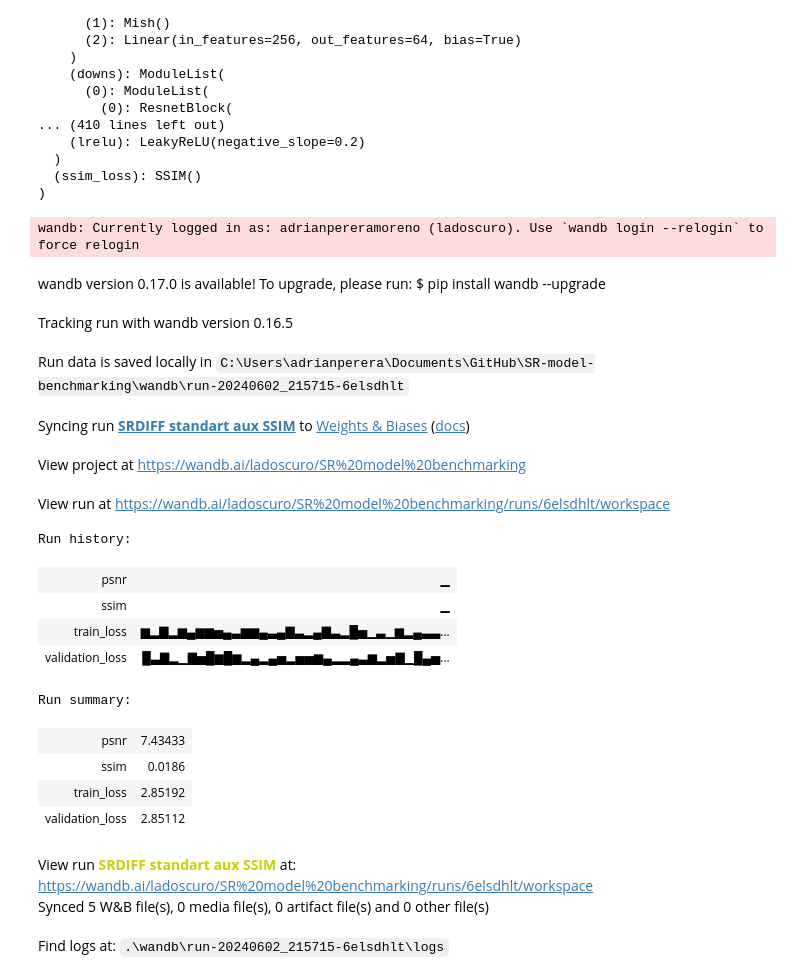
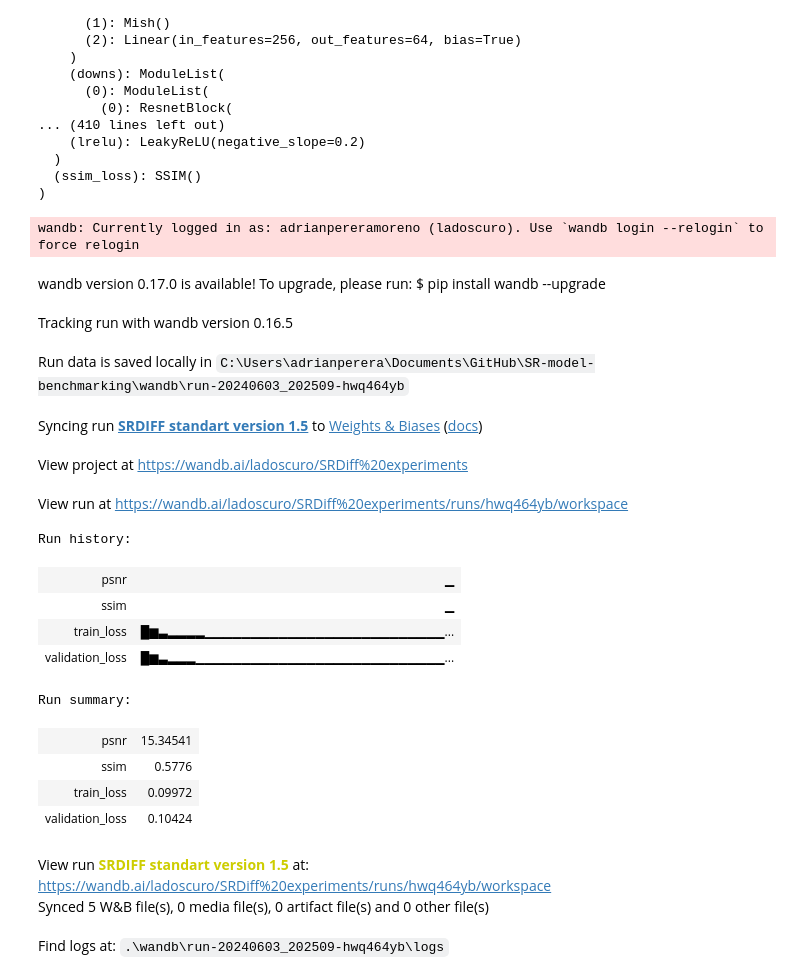
Before and after one commit to Descalabreitor/Satelite-Superresolution-diffusion, a Jupyter notebook: SRDiff experiments.ipynb, the cells around one changed output. Cells and saved outputs as stored; diff of their text form; code cells hidden in the pictures.

```diff
--- a/SRDiff experiments.ipynb
+++ b/SRDiff experiments.ipynb
@@ -55,73 +55,78 @@ GaussianDiffusion(
   (ssim_loss): SSIM()
 )
 # %%
-model_name = "SRDIFF standart aux SSIM"
+model_name = "SRDIFF standart version 1.5"
 hyperparams = {
-    "lr":0.002,
+    "lr":0.00002,
     "epochs":100,
     "eta_min":1e-7,
-    "decay_steps": 100000,
-    "gamma" : 0.5,
+    "decay_steps": 1000000,
+    "mode": "min",
+    "factor":0.5,
     "model" : "SRDiff",
     "batch_size" : batch_size,
     "ddp": False,
     "grad_acum": 1,
     "use_rrdb":True,
-    "fix_rrdb":False,
-    "aux_l1_loss":True,
+    "fix_rrdb":True,
+    "aux_l1_loss":False,
     "aux_perceptual_loss":False,
     "aux_ssim_loss":False
 }
 hyperparams.update(model_builder.get_hyperparameters())
 optimizer = torch.optim.Adam(model.parameters(), lr=hyperparams["lr"])
-scheduler = torch.optim.lr_scheduler.StepLR(optimizer, step_size=hyperparams["decay_steps"], gamma=hyperparams["gamma"])
-
-project_name = "SR model benchmarking"
+params = list(model.named_parameters())
+if not hyperparams['fix_rrdb']:
+    params = [p for p in params if 'rrdb' not in p[0]]
+params = [p[1] for p in params]
+optimizer =  torch.optim.Adam(params, lr=hyperparams['lr'])
+scheduler = torch.optim.lr_scheduler.StepLR(optimizer, step_size=hyperparams["decay_steps"], gamma=hyperparams["factor"])
+torch.backends.cudnn.benchmark = True
+project_name = "SRDiff experiments"
 run_name = model_name
 wandb.login()
 wandb.init(project=project_name, config=hyperparams, name=run_name)
-torch.backends.cudnn.benchmark = True
 
 trainer = SRDiffTrainer(metrics_used=("ssim", "psnr"), model_name=model_name, device=device,
                         use_rrdb=hyperparams["use_rrdb"], fix_rrdb=hyperparams["fix_rrdb"], aux_ssim_loss=hyperparams["aux_ssim_loss"],
                         aux_l1_loss=hyperparams["aux_l1_loss"], aux_perceptual_loss=hyperparams["aux_perceptual_loss"],
                         grad_acum=hyperparams["grad_acum"])
 
 trainer.set_model(model)
 trainer.set_optimizer(optimizer)
 trainer.set_scheduler(scheduler)
 for step in range(hyperparams["epochs"]):
     with torch.no_grad():
         val_loss = trainer.validate(val_dataloader)
     torch.cuda.empty_cache()
     train_loss = trainer.train(train_dataloader, step)
     torch.cuda.empty_cache()
     if step % 10 == 0:
-        trainer.save_model("saved models\\SRDiff\\large")
+        trainer.save_model("saved models\\SRDiff\\depured tests\\")
     torch.cuda.empty_cache()
     wandb.log({"train_loss": train_loss, "validation_loss": val_loss})
 
 test_metrics = trainer.test(test_dataloader)
 wandb.log(test_metrics)
 wandb.finish()
 # %% [output]
 wandb: Currently logged in as: adrianpereramoreno (ladoscuro). Use `wandb login --relogin` to force relogin
 wandb version 0.17.0 is available! To upgrade, please run: $ pip install wandb --upgrade
 Tracking run with wandb version 0.16.5
-Run data is saved locally in C:\Users\adrianperera\Documents\GitHub\SR-model-benchmarking\wandb\run-20240602_215715-6elsdhlt
+Run data is saved locally in C:\Users\adrianperera\Documents\GitHub\SR-model-benchmarking\wandb\run-20240603_202509-hwq464yb
-Syncing run SRDIFF standart aux SSIM to Weights & Biases (docs)
+Syncing run SRDIFF standart version 1.5 to Weights & Biases (docs)
-View project at https://wandb.ai/ladoscuro/SR%20model%20benchmarking
+View project at https://wandb.ai/ladoscuro/SRDiff%20experiments
-View run at https://wandb.ai/ladoscuro/SR%20model%20benchmarking/runs/6elsdhlt/workspace
+View run at https://wandb.ai/ladoscuro/SRDiff%20experiments/runs/hwq464yb/workspace
 Run history:
 | psnr | ▁ |
 | ssim | ▁ |
-| train_loss | ▆▂▇▂▆▄▆▆▅▄▃▆▆▄▃▄▇▃▂▄▇▃▂█▅▁▃▁▆▂▄▃▃... |
-| validation_loss | █▃▇▂▁▇▅█▆█▆▂▄▂▄▅▂▅▅▆▄▂▂▄▃▆▂▅▇▁█▄▅... |
+| train_loss | █▆▃▂▂▂▂▁▁▁▁▁▁▁▁▁▁▁▁▁▁▁▁▁▁▁▁▁▁▁▁▁▁... |
+| validation_loss | █▆▃▂▂▂▁▁▁▁▁▁▁▁▁▁▁▁▁▁▁▁▁▁▁▁▁▁▁▁▁▁▁... |
 Run summary:
-| psnr | 7.43433 |
-| ssim | 0.0186 |
-| train_loss | 2.85192 |
-| validation_loss | 2.85112 |
+| psnr | 15.34541 |
+| ssim | 0.5776 |
+| train_loss | 0.09972 |
+| validation_loss | 0.10424 |
-View run SRDIFF standart aux SSIM at: https://wandb.ai/ladoscuro/SR%20model%20benchmarking/runs/6elsdhlt/workspace
+View run SRDIFF standart version 1.5 at: https://wandb.ai/ladoscuro/SRDiff%20experiments/runs/hwq464yb/workspace
 Synced 5 W&B file(s), 0 media file(s), 0 artifact file(s) and 0 other file(s)
-Find logs at: .\wandb\run-20240602_215715-6elsdhlt\logs
+Find logs at: .\wandb\run-20240603_202509-hwq464yb\logs
```
Also changed, not shown: parts of 3 cells of this notebook, 4 other files.
